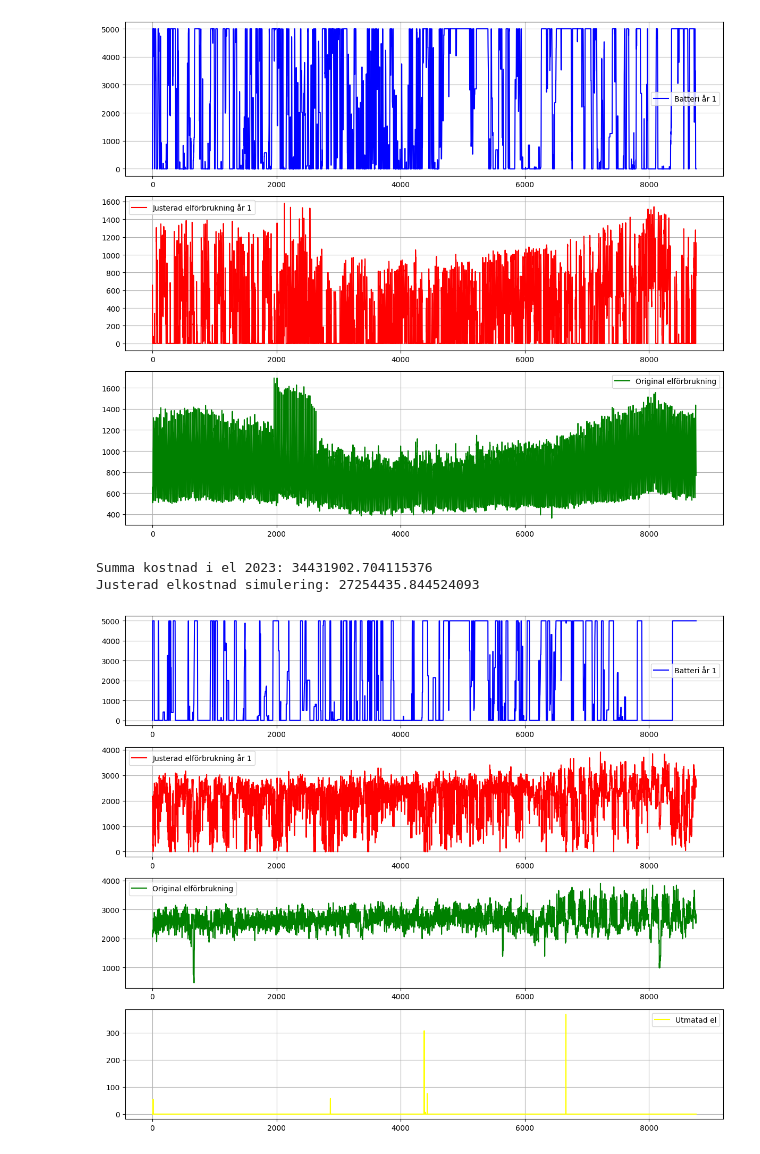
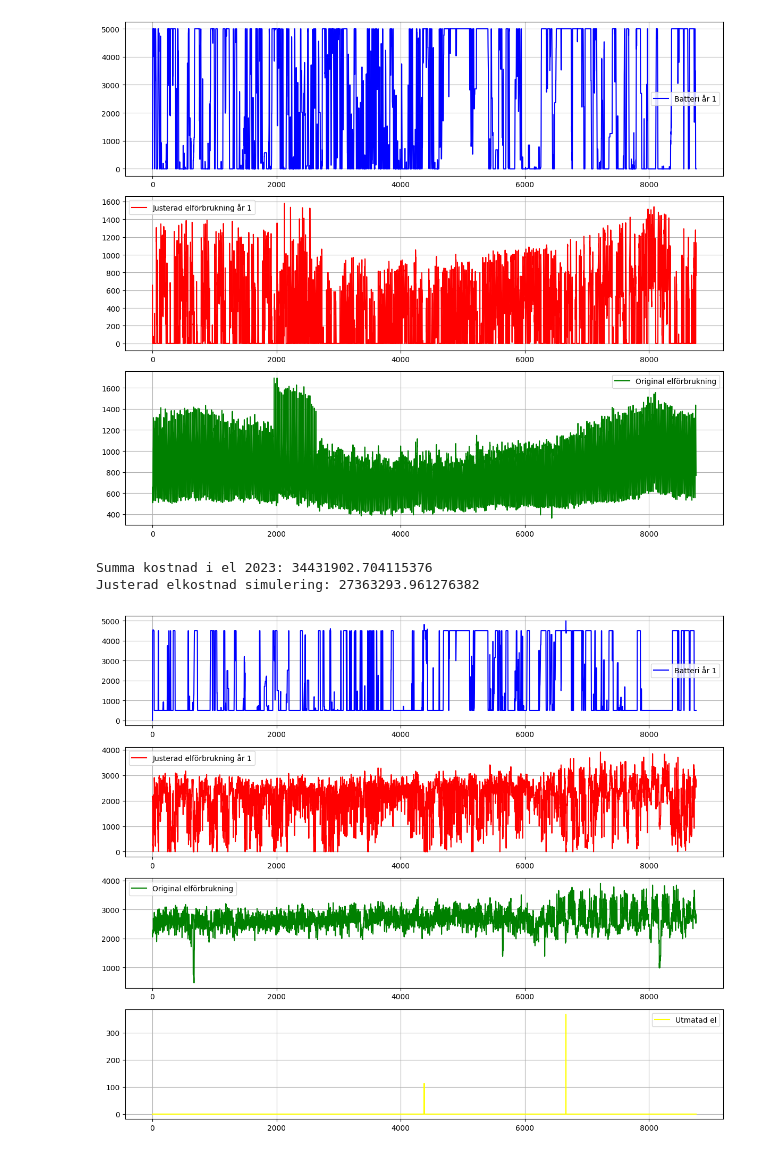
Before and after one commit to Jakobthuresson/Energigemenskaper, a Jupyter notebook: NyEGScript.ipynb, the cells around one changed output. Saved outputs shown, nothing was run; the diff lists cells and outputs as text; code cells hidden in the pictures.

Commit message:
Elkostnad Södra området

```diff
--- a/NyEGScript.ipynb
+++ b/NyEGScript.ipynb
@@ -194,6 +194,8 @@ Spotpris.set_index("Tid", inplace=True)
 batteriKapacitet = 0.0  # Start with an empty battery
 batteriMaxKapacitet = 5000  # Max battery capacity in kWh
 maxFrånBatteri = 1500
+min_battery_level = batteriMaxKapacitet*0.1
+max_battery_level = batteriMaxKapacitet * 0.9
 
 original_consumption = SöOmr.tolist()
 elförbrukning = []  # Adjusted electricity consumption for Year 1
@@ -212,24 +214,24 @@ for tid, prod, söomr, spot in zip(Spotpris.index, Prod, SöOmr, Spot):
         köptaTimmar.append((tid,0))
     else:
         if spot <= 35 and prod > 0:
-            if batteriKapacitet + prod >= 5000:
-                prodÖver = (batteriKapacitet + prod) - 5000
-                batteriKapacitet = min(batteriKapacitet + prod, batteriMaxKapacitet)
+            if batteriKapacitet + prod >= max_battery_level:
+                prodÖver = (batteriKapacitet + prod) - max_battery_level
+                batteriKapacitet = min(batteriKapacitet + prod, max_battery_level)
                 köpt_el = max(0, söomr-prodÖver)
                 elförbrukning.append(köpt_el)
                 köptaTimmar.append((tid, spot if köpt_el > 0 else 0))
                 utmatning.append(0)
             else:
-                batteriKapacitet = min(batteriKapacitet + prod, batteriMaxKapacitet)
+                batteriKapacitet = min(batteriKapacitet + prod, max_battery_level)
                 elförbrukning.append(söomr)
                 köptaTimmar.append((tid, spot))
                 utmatning.append(0)
-        elif 35 < spot < 100 and prod > 0:
+        elif 35 < spot < 65.75 and prod > 0:
             elförbrukning.append(diff)
             köptaTimmar.append((tid, spot))
             utmatning.append(0)
-        elif spot >= 100:
-            energiFrånBatteri = min(batteriKapacitet, diff, maxFrånBatteri)
+        elif spot >= 65.75:
+            energiFrånBatteri = min(batteriKapacitet, diff, maxFrånBatteri, batteriKapacitet-min_battery_level)
             batteriKapacitet -= energiFrånBatteri
             köpt_el = max(0, diff - energiFrånBatteri)
             köptaTimmar.append((tid, spot if köpt_el > 0 else 0))
@@ -254,32 +256,32 @@ elförbrukning_df.set_index("Tid", inplace=True)
 elförbrukning_köpt = elförbrukning_df.loc[köptaTimmar_df.index]
 
 # Beräkna elhandelskostnaden: Spotpris * elförbrukning
 elhandelskostnad_köpt = (köptaTimmar_df["Spotpris"] * elförbrukning_köpt["elförbrukning"]).sum() / 100
 
 # Beräkna den justerade energiskatten
 total_elförbrukning = sum(elförbrukning)
 JusteradEnergiskatt = (total_elförbrukning * 43.9) / 100
 
 # Beräkna den justerade elkostnaden
 summaJusteradElkostnad = 1.25 * (JusteradEnergiskatt + elhandelskostnad_köpt)
 print("Justerad elkostnad simulering:", summaJusteradElkostnad)
 
 
 # ----------------------- PLOTTING RESULTS -----------------------
 fig, ax = plt.subplots(4, 1, figsize=(12, 10))
 
 ax[0].plot(battery_values, label='Batteri år 1', color='blue')
 ax[1].plot(elförbrukning, label='Justerad elförbrukning år 1', color='red')
 ax[2].plot(original_consumption, label='Original elförbrukning', color='green')
 ax[3].plot(utmatning, label='Utmatad el', color='yellow')
 
 for a in ax:
     a.legend()
     a.grid(True)
 
 plt.tight_layout()
 plt.show()
 # %% [output]
 Summa kostnad i el 2023: 34431902.704115376
-Justerad elkostnad simulering: 27254435.844524093
+Justerad elkostnad simulering: 27363293.961276382
-[figure, old version]
+[figure, new version]
```
Also changed, not shown: parts of 2 cells of this notebook, 1 other file.
